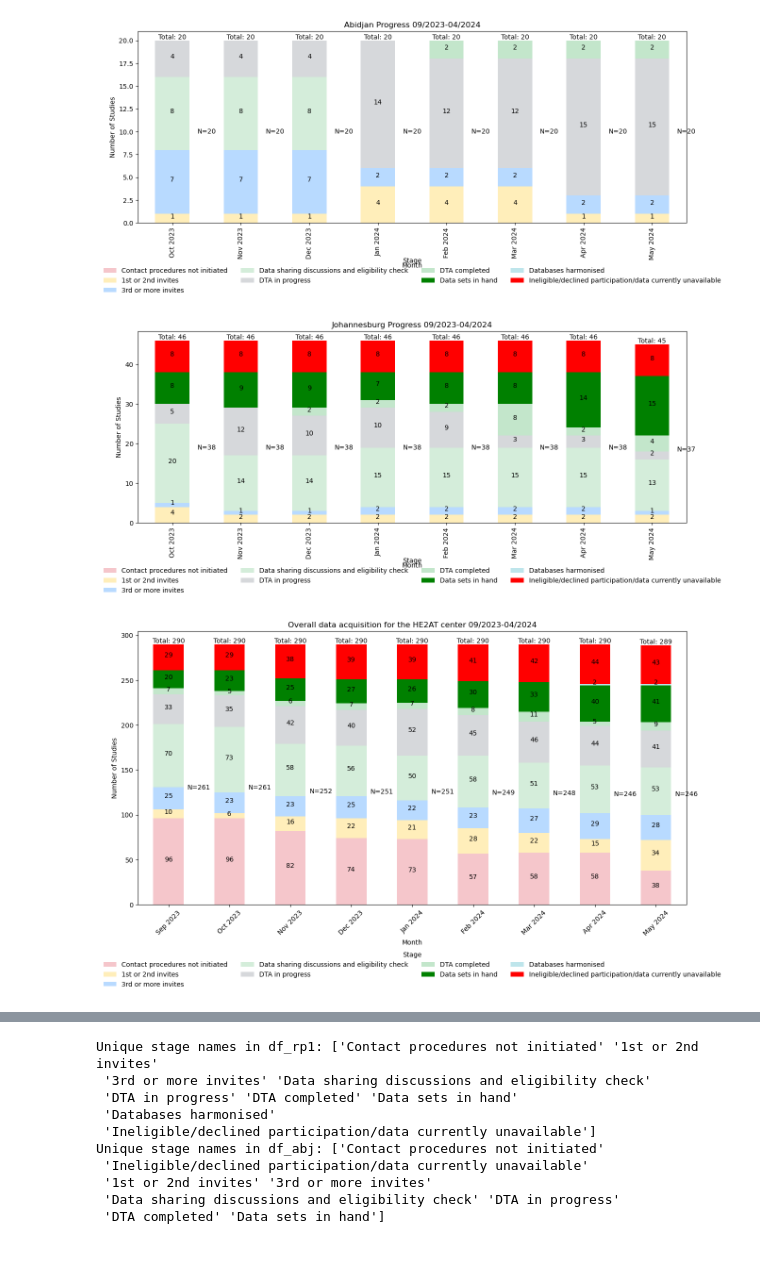
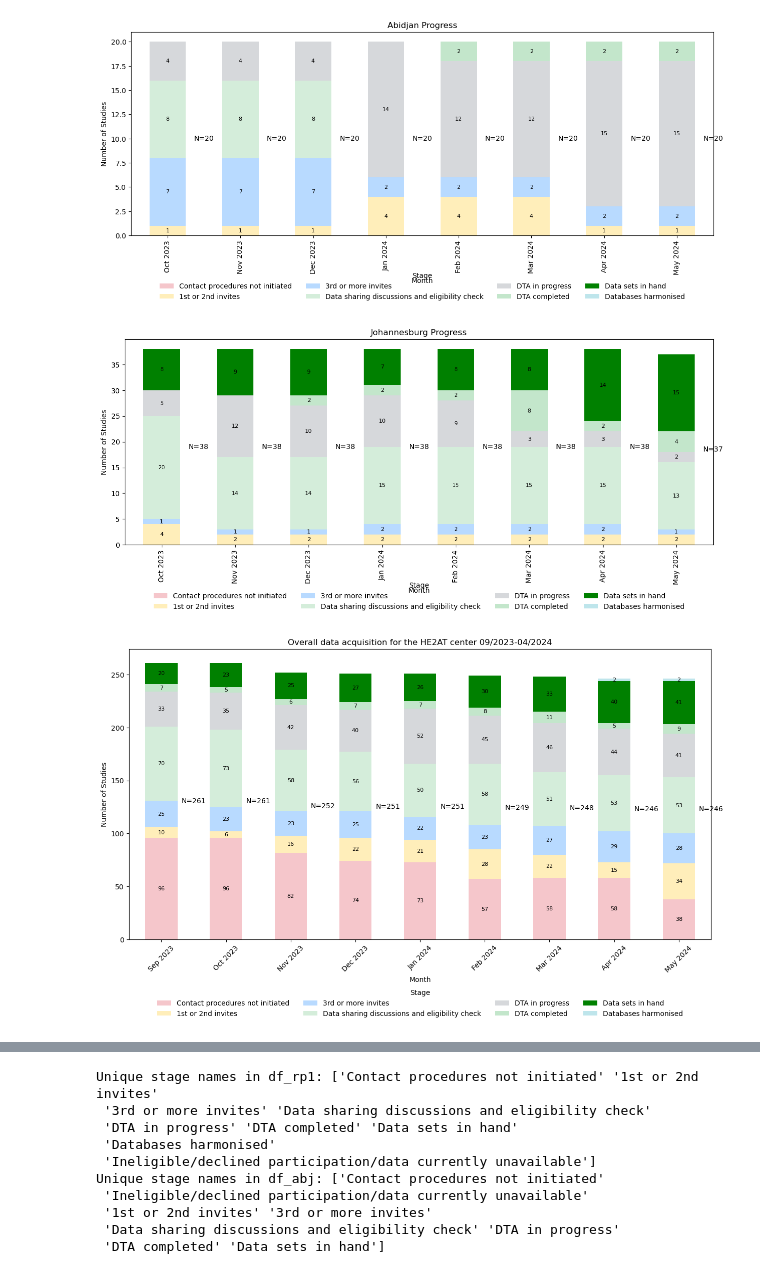
Before and after one commit to Logic06183/Heat_Project, a Jupyter notebook: RP2_report_0425.ipynb, the cells around one changed output, grey strips where cells are left out. Cells and saved outputs as stored; diff of their text form; code cells hidden in the pictures.

Commit message:
including labels for excluded studies

```diff
--- a/RP2_report_0425.ipynb
+++ b/RP2_report_0425.ipynb
@@ -1,9 +1,8 @@
 # %%
 import pandas as pd
 import matplotlib.pyplot as plt
-from matplotlib.patches import Patch
 
-# Load the data from the Excel file into a dictionary of DataFrames
+# Load the Excel file
 xlsx_file = pd.read_excel('HEAT_Tables_0517_am.xlsx', sheet_name=['RP1', 'Abj_outputs', 'Jhb_outputs'])
 
 # Extract each DataFrame from the dictionary
@@ -89,7 +88,7 @@ color_map = {
     'DTA completed': '#c3e6cb',
     'Data sets in hand': 'green',
     'Databases harmonised': '#bee5eb',
-    'Ineligible/declined participation/data currently unavailable': 'red'
+    'Ineligible/declined participation/data currently unavailable': '#f5b7b1'
 }
 stage_order = [
     'Contact procedures not initiated',
@@ -103,9 +102,11 @@ stage_order = [
     'Ineligible/declined participation/data currently unavailable'
 ]
 
-# Plotting function for a single dataframe
-def plot_stacked_bar_chart(df, title, last_n_months=8, color_map=None, stage_order=None, label_shift=0.0):
-    df = df.set_index('Stage').reindex(stage_order).reset_index()
+# Function to plot the main stacked bar chart
+def plot_stacked_bar_chart(df, title, last_n_months=8, color_map=None, stage_order=None):
+    df = df.set_index('Stage').reindex(stage_order).fillna(0).reset_index()
+    excluded_df = df[df['Stage'] == 'Ineligible/declined participation/data currently unavailable']
+    df = df[df['Stage'] != 'Ineligible/declined participation/data currently unavailable']
     stages_df = df[~df['Stage'].str.contains("Total")]
     transposed_df = stages_df.set_index('Stage').transpose()
     transposed_df = transposed_df.iloc[-last_n_months:]
@@ -113,17 +114,17 @@ def plot_stacked_bar_chart(df, title, last_n_months=8, color_map=None, stage_ord
     fig, ax = plt.subplots(figsize=(15, 7))
     bars = transposed_df.plot(kind='bar', stacked=True, ax=ax, color=[color_map.get(x, '#333333') for x in stage_order])
 
-    for bar in bars.containers:
-        labels = [f'{v.get_height():.0f}' if v.get_height() != 0 else '' for v in bar]
-        ax.bar_label(bar, labels=labels, label_type='center', padding=3)
-
     for i, month in enumerate(transposed_df.index):
         month_data = transposed_df.loc[month]
-        cumulative_height = month_data.drop('Ineligible/declined participation/data currently unavailable', errors='ignore').sum()
+        cumulative_height = month_data.sum()
         total_height = month_data.sum()
         x_position = i + 0.5
         ax.text(x_position, cumulative_height / 2, f"N={int(cumulative_height)}", ha='center', va='center')
-        ax.text(i, total_height, f'Total: {int(total_height)}', ha='center', va='bottom')
+
+        for j, (stage, value) in enumerate(month_data.items()):
+            if value > 0:
+                height = sum(month_data[:j+1]) - (value / 2)
+                ax.text(i, height, f'{int(value)}', ha='center', va='center', fontsize=8)
 
     ax.set_xticklabels([x.strftime('%b %Y') for x in transposed_df.index])
     ax.legend(title='Stage', loc='upper center', bbox_to_anchor=(0.5, -0.15), ncol=len(stage_order)//2, frameon=False)
@@ -131,17 +132,40 @@ def plot_stacked_bar_chart(df, title, last_n_months=8, color_map=None, stage_ord
     ax.set_title(title)
     ax.set_xlabel('Month')
     ax.set_ylabel('Number of Studies')
-    plt.show()
 
-plot_stacked_bar_chart(df_rp1, 'RP1 Progress 09/2023-04/2024', last_n_months=8, color_map=color_map, stage_order=stage_order, label_shift=0.4)
-plot_stacked_bar_chart(df_abj, 'Abidjan Progress 09/2023-04/2024', last_n_months=8, color_map=color_map, stage_order=stage_order, label_shift=0.4)
-plot_stacked_bar_chart(df_jhb, 'Johannesburg Progress 09/2023-04/2024', last_n_months=8, color_map=color_map, stage_order=stage_order, label_shift=0.4)
+    return ax
+
+# Function to overlay excluded studies
+def overlay_excluded_studies(ax, excluded_df, transposed_df):
+    if not excluded_df.empty:
+        excluded_df = excluded_df.drop(columns=['Stage'], errors='ignore')
+        excluded_totals = excluded_df.transpose().sum()
+        if not excluded_totals.empty:
+            for i, month in enumerate(transposed_df.index):
+                if month in excluded_totals.index:
+                    excluded = excluded_totals[month]
+                    if excluded > 0:
+                        ax.text(i, transposed_df.loc[month].sum() / 2, f"n={int(excluded)}", ha='center', va='bottom', color='red', fontsize=10, fontweight='bold')
+
+# Plot for each DataFrame
+ax_rp1 = plot_stacked_bar_chart(df_rp1, 'RP1 Progress', last_n_months=8, color_map=color_map, stage_order=stage_order)
+overlay_excluded_studies(ax_rp1, df_rp1[df_rp1['Stage'] == 'Ineligible/declined participation/data currently unavailable'], df_rp1.set_index('Stage').transpose().iloc[-8:])
+
+ax_abj = plot_stacked_bar_chart(df_abj, 'Abidjan Progress', last_n_months=8, color_map=color_map, stage_order=stage_order)
+overlay_excluded_studies(ax_abj, df_abj[df_abj['Stage'] == 'Ineligible/declined participation/data currently unavailable'], df_abj.set_index('Stage').transpose().iloc[-8:])
+
+ax_jhb = plot_stacked_bar_chart(df_jhb, 'Johannesburg Progress', last_n_months=8, color_map=color_map, stage_order=stage_order)
+overlay_excluded_studies(ax_jhb, df_jhb[df_jhb['Stage'] == 'Ineligible/declined participation/data currently unavailable'], df_jhb.set_index('Stage').transpose().iloc[-8:])
 
 # Combining and plotting function for multiple dataframes
 def combine_and_plot_stacked_bars(dfs, title, start_month=9, start_year=2023, stage_order=None, color_map=None):
     combined_df = pd.DataFrame()
+    excluded_df = pd.DataFrame()
     for df in dfs:
         df = df.fillna(0).set_index('Stage').reindex(stage_order).fillna(0)
+        if 'Ineligible/declined participation/data currently unavailable' in df.index:
+            excluded_df = excluded_df.add(df.loc[['Ineligible/declined participation/data currently unavailable']], fill_value=0)
+            df = df.drop(['Ineligible/declined participation/data currently unavailable'])
         combined_df = combined_df.add(df, fill_value=0) if not combined_df.empty else df
     transposed_combined_df = combined_df.transpose()
     transposed_combined_df.index = pd.to_datetime(transposed_combined_df.index)
@@ -151,17 +175,17 @@ def combine_and_plot_stacked_bars(dfs, title, start_month=9, start_year=2023, st
     fig, ax = plt.subplots(figsize=(15, 10))
     bars = filtered_df.plot(kind='bar', stacked=True, ax=ax, color=[color_map.get(stage) for stage in stage_order])
 
-    for bar in bars.containers:
-        labels = [f'{v.get_height():.0f}' if v.get_height() != 0 else '' for v in bar]
-        ax.bar_label(bar, labels=labels, label_type='center', padding=3)
-
     for i, month in enumerate(filtered_df.index):
         month_data = filtered_df.loc[month]
-        cumulative_height = month_data.drop('Ineligible/declined participation/data currently unavailable', errors='ignore').sum()
+        cumulative_height = month_data.sum()
         total_height = month_data.sum()
         x_position = i + 0.5
         ax.text(x_position, cumulative_height / 2, f"N={int(cumulative_height)}", ha='center', va='center')
-        ax.text(i, total_height, f'Total: {int(total_height)}', ha='center', va='bottom')
+
+        for j, (stage, value) in enumerate(month_data.items()):
+            if value > 0:
+                height = sum(month_data[:j+1]) - (value / 2)
+                ax.text(i, height, f'{int(value)}', ha='center', va='center', fontsize=8)
 
     ax.set_xticklabels([index.strftime('%b %Y') for index in filtered_df.index], rotation=45)
     ax.legend(title='Stage', loc='upper center', bbox_to_anchor=(0.5, -0.15), ncol=len(stage_order)//2, frameon=False)
@@ -169,6 +193,8 @@ def combine_and_plot_stacked_bars(dfs, title, start_month=9, start_year=2023, st
     ax.set_title(title)
     ax.set_xlabel('Month')
     ax.set_ylabel('Number of Studies')
+
+    overlay_excluded_studies(ax, excluded_df, filtered_df)
     plt.show()
 
 combine_and_plot_stacked_bars(
@@ -201,3 +227,3 @@ There are differences in the stage names across the dataframes.
-[figure, old version]
+[figure, new version]
-[figure, old version]
+[figure, new version]
-[figure, old version]
+[figure, new version]
```
Also changed, not shown: parts of 13 cells of this notebook.
